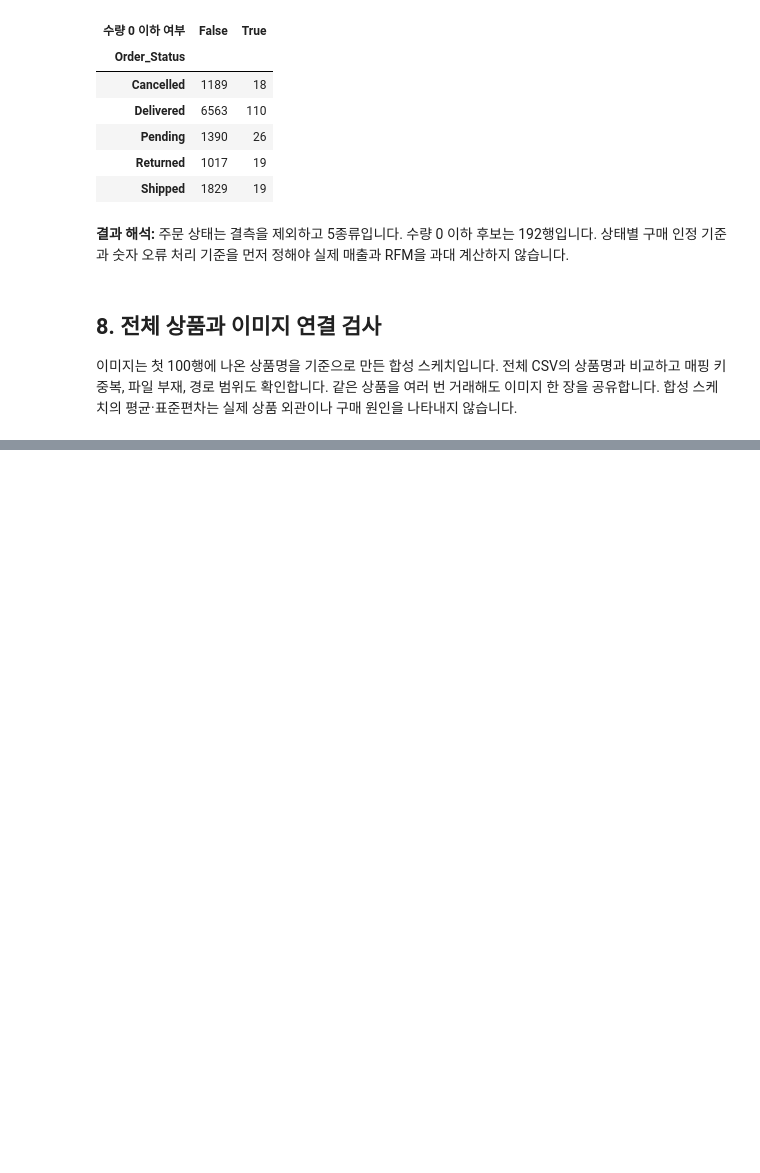
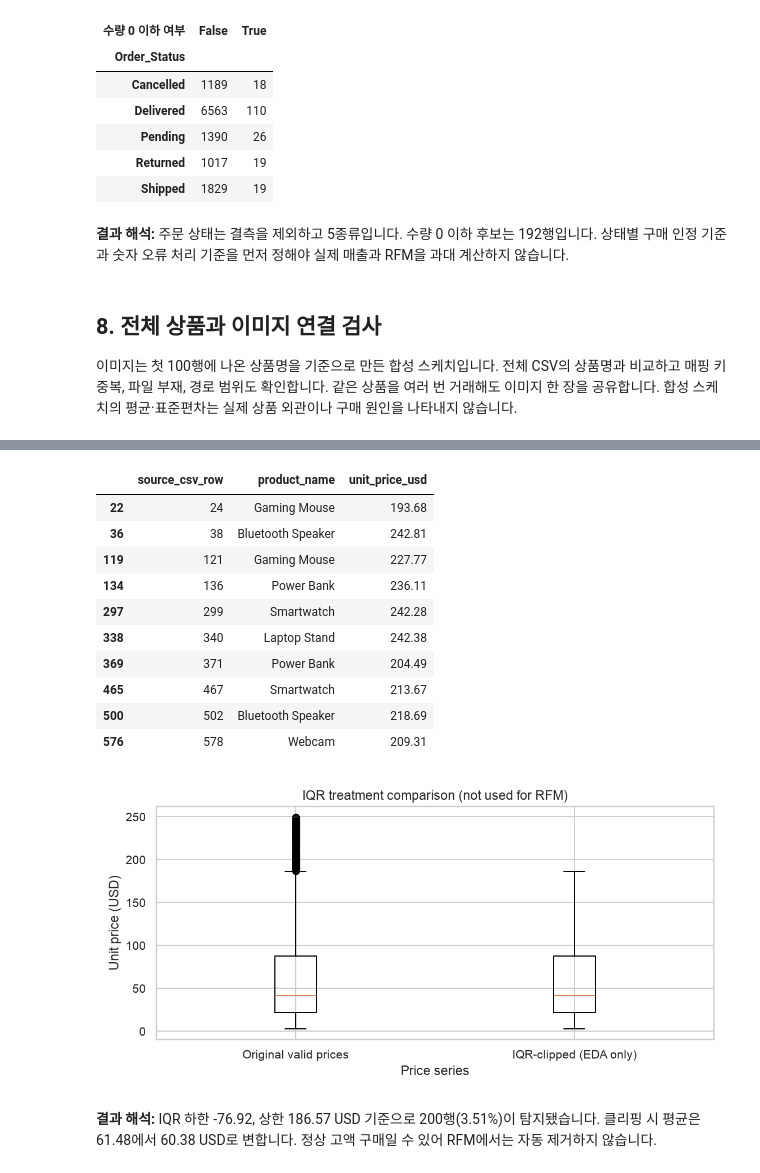
Before and after one commit to PBK98/Numpy_Pandas, a Jupyter notebook: notebooks/analysis_report.ipynb, the cells around one changed output, grey strips where cells are left out. Drawn from its saved outputs; the diff is of its cells as text; code cells hidden in the pictures; blank space fills up the shorter version.

```diff
--- a/notebooks/analysis_report.ipynb
+++ b/notebooks/analysis_report.ipynb
@@ -507,0 +650,22 @@ explain(f'총 {n_rows:,}행을 탐색했습니다. 다음 단계에서는 날짜
+# %%
+outliers = a.detect_outliers('unit_price_usd', threshold=1.5, eligible_only=True)
+display(outliers[['source_csv_row','product_name','unit_price_usd']].head(10))
+display(Image(filename=str(report['output_dir']/'figures/02_boxplot.png')))
+explain(f'IQR 하한 {summary["iqr_price_lower"]:.2f}, 상한 {summary["iqr_price_upper"]:.2f} USD 기준으로 '
+        f'{len(outliers):,}행({len(outliers)/len(eligible)*100:.2f}%)이 탐지됐습니다. '
+        f'클리핑 시 평균은 {summary["price_mean_before"]:.2f}에서 {summary["price_mean_clipped"]:.2f} USD로 변합니다. '
+        '정상 고액 구매일 수 있어 RFM에서는 자동 제거하지 않습니다.')
+# %% [output]
+|  | source_csv_row | product_name | unit_price_usd |
+| 22 | 24 | Gaming Mouse | 193.68 |
+| 36 | 38 | Bluetooth Speaker | 242.81 |
+| 119 | 121 | Gaming Mouse | 227.77 |
+| 134 | 136 | Power Bank | 236.11 |
+| 297 | 299 | Smartwatch | 242.28 |
+| 338 | 340 | Laptop Stand | 242.38 |
+| 369 | 371 | Power Bank | 204.49 |
+| 465 | 467 | Smartwatch | 213.67 |
+| 500 | 502 | Bluetooth Speaker | 218.69 |
+| 576 | 578 | Webcam | 209.31 |
+[figure, added]
+**결과 해석:** IQR 하한 -76.92, 상한 186.57 USD 기준으로 200행(3.51%)이 탐지됐습니다. 클리핑 시 평균은 61.48에서 60.38 USD로 변합니다. 정상 고액 구매일 수 있어 RFM에서는 자동 제거하지 않습니다.
```
Also changed, not shown: parts of 24 cells of this notebook.
